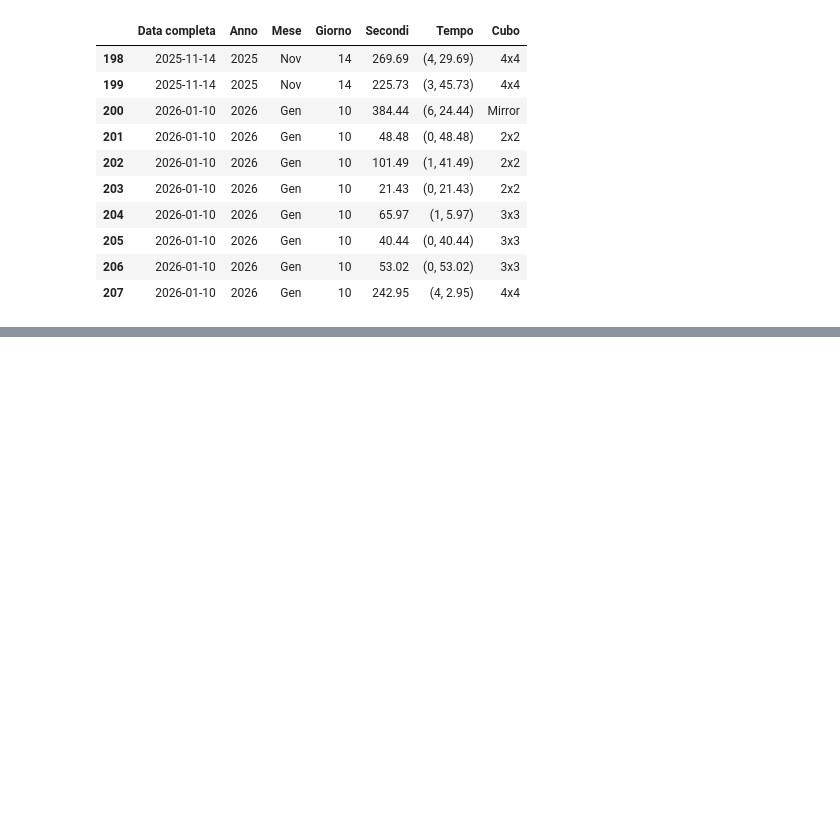
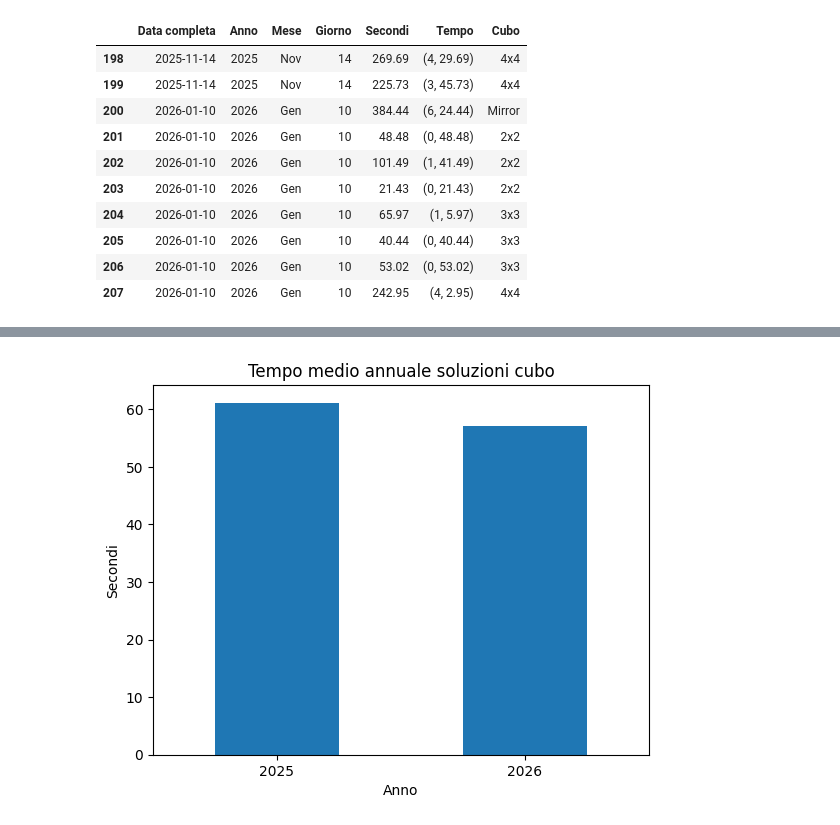
Before and after one commit to gl-alaimo/Timer_cubo_di_Rubik, a Jupyter notebook: scripts/notebook.ipynb, the cells around one changed output, grey strips where cells are left out. Cells and saved outputs as stored; diff of their text form; code cells hidden in the pictures; blank space fills up the shorter version.

```diff
--- a/scripts/notebook.ipynb
+++ b/scripts/notebook.ipynb
@@ -159,0 +192,4 @@ df_2x2 = df[df["Cubo"] == "2x2"].sort_values(by="Secondi")
+# %%
+modulo_rubik.grafico_medie_annuali(df_cubo=df_2x2)
+# %% [output]
+[figure, added]
```
Also changed, not shown: parts of 13 cells of this notebook, 3 other files.
